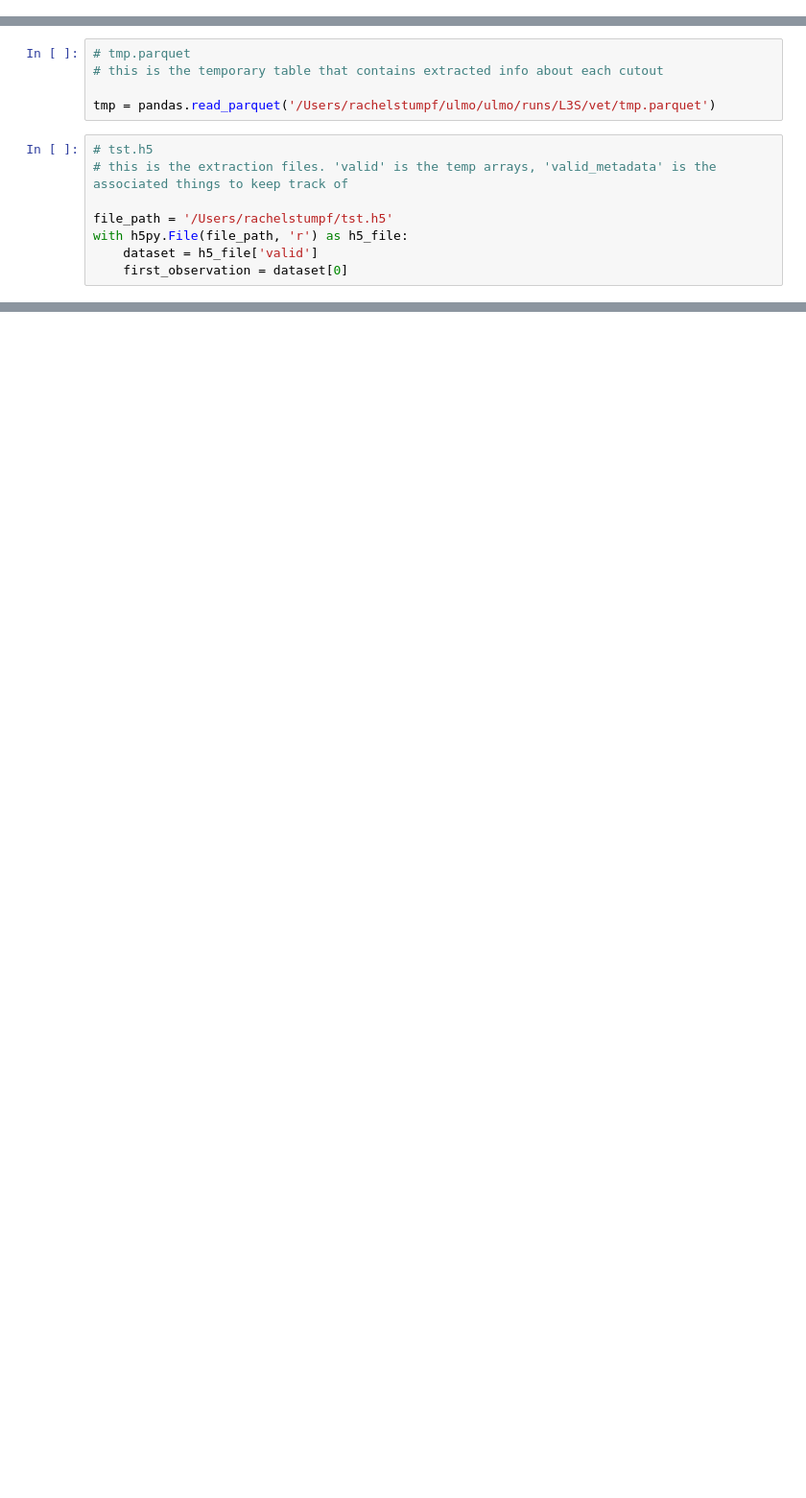
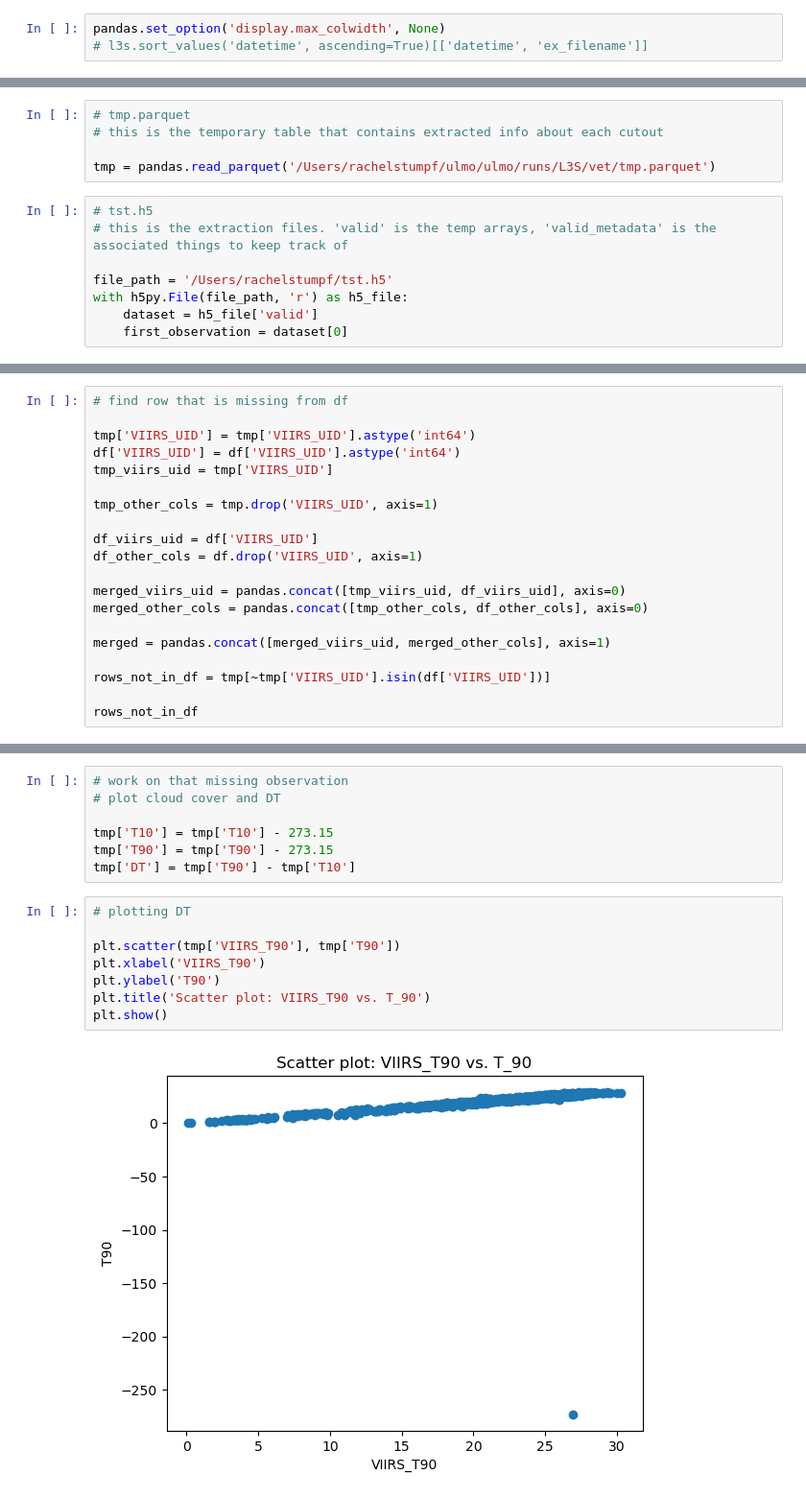
Before and after one commit to AI-for-Ocean-Science/ulmo, a Jupyter notebook: ulmo/sst_l3s/examining_extraction_tbls.ipynb, the cells around one changed output, grey strips where cells are left out. Shown at 96% size. Saved outputs shown, nothing was run; the diff lists cells and outputs as text; blank space fills up the shorter version.

Commit message:
plots

```diff
--- a/ulmo/sst_l3s/examining_extraction_tbls.ipynb
+++ b/ulmo/sst_l3s/examining_extraction_tbls.ipynb
@@ -11,0 +30,3 @@ l3s = pandas.read_parquet('/Users/rachelstumpf/SST_L3S_VIIRS.parquet')
+# %%
+pandas.set_option('display.max_colwidth', None)
+# l3s.sort_values('datetime', ascending=True)[['datetime', 'ex_filename']]
@@ -79,0 +190,20 @@ l3s_table
+# %%
+# find row that is missing from df
+
+tmp['VIIRS_UID'] = tmp['VIIRS_UID'].astype('int64')
+df['VIIRS_UID'] = df['VIIRS_UID'].astype('int64')
+tmp_viirs_uid = tmp['VIIRS_UID']
+
+tmp_other_cols = tmp.drop('VIIRS_UID', axis=1)
+
+df_viirs_uid = df['VIIRS_UID']
+df_other_cols = df.drop('VIIRS_UID', axis=1)
+
+merged_viirs_uid = pandas.concat([tmp_viirs_uid, df_viirs_uid], axis=0)
+merged_other_cols = pandas.concat([tmp_other_cols, df_other_cols], axis=0)
+
+merged = pandas.concat([merged_viirs_uid, merged_other_cols], axis=1)
+
+rows_not_in_df = tmp[~tmp['VIIRS_UID'].isin(df['VIIRS_UID'])]
+
+rows_not_in_df
@@ -184,0 +241,17 @@ selected_rows
+# %%
+# work on that missing observation
+# plot cloud cover and DT
+
+tmp['T10'] = tmp['T10'] - 273.15
+tmp['T90'] = tmp['T90'] - 273.15
+tmp['DT'] = tmp['T90'] - tmp['T10']
+# %%
+# plotting DT
+
+plt.scatter(tmp['VIIRS_T90'], tmp['T90'])
+plt.xlabel('VIIRS_T90')
+plt.ylabel('T90')
+plt.title('Scatter plot: VIIRS_T90 vs. T_90')
+plt.show()
+# %% [output]
+[figure, added]
```
Also changed, not shown: parts of 31 cells of this notebook.
